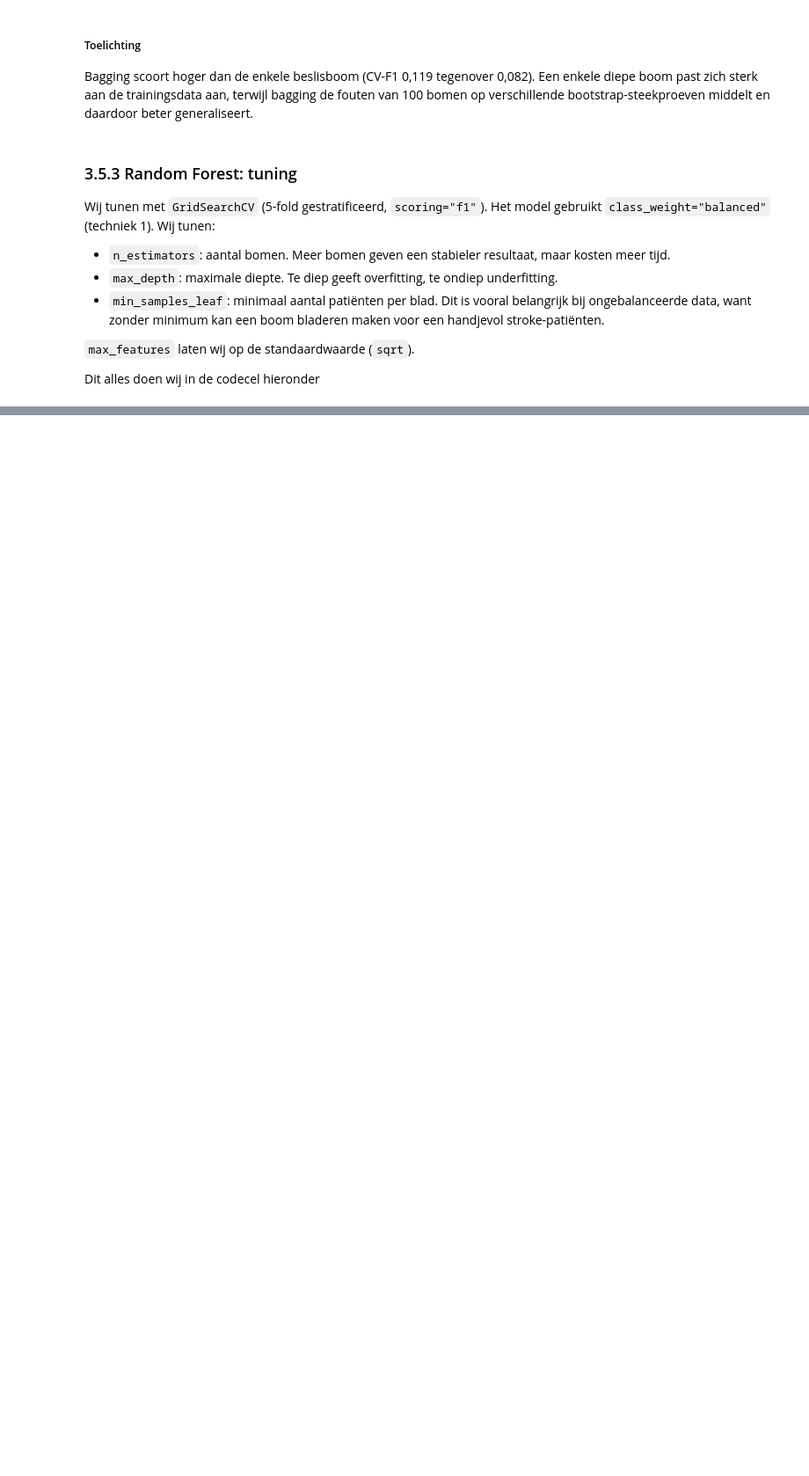
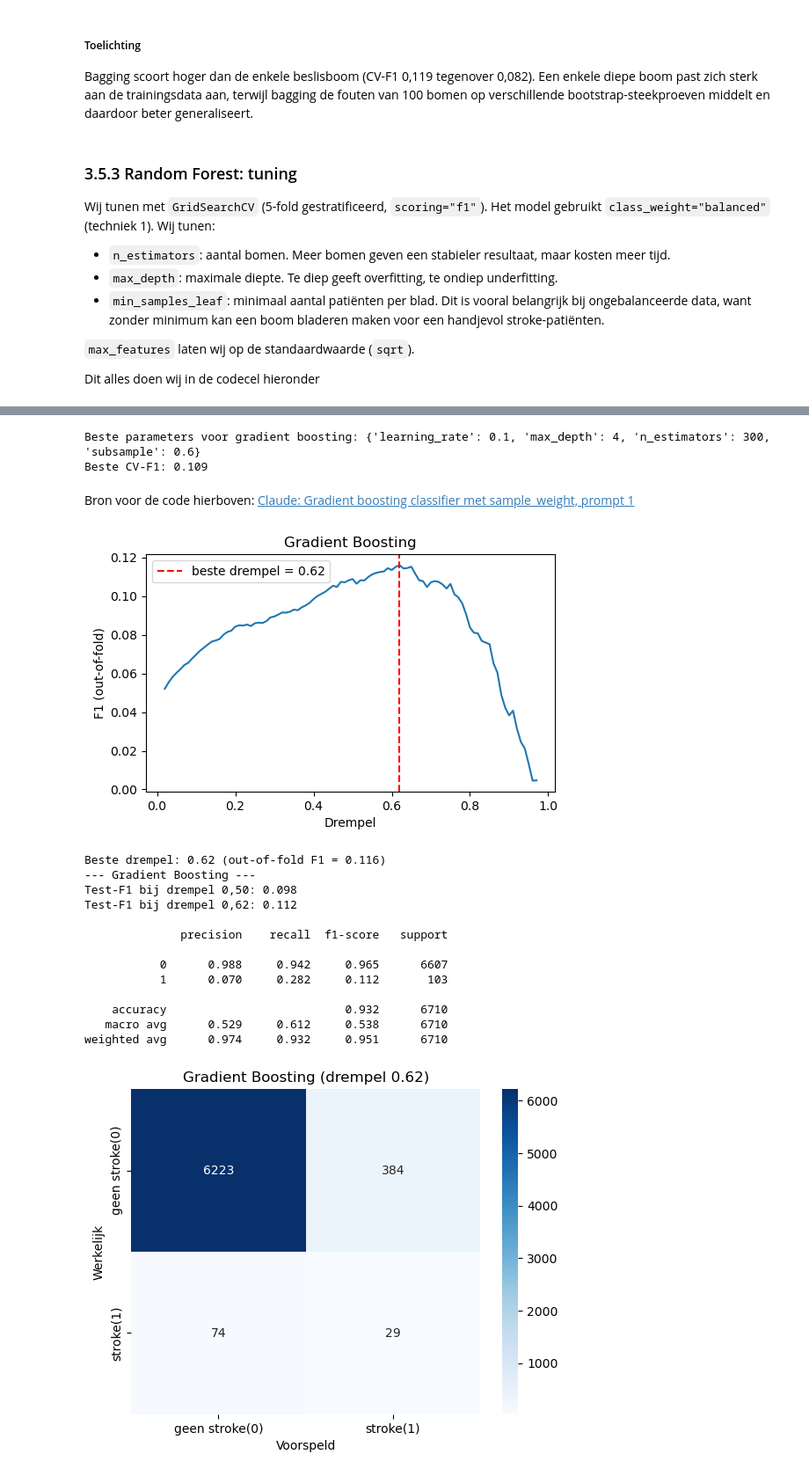
Before and after one commit to AlishaSR2k5/Machine-Learning-Portfolio-1, a Jupyter notebook: portfolio_opdracht_stroke.ipynb, the cells around one changed output, grey strips where cells are left out. Shown at 88% size. Drawn from its saved outputs; the diff is of its cells as text; code cells hidden in the pictures; blank space fills up the shorter version.

```diff
--- a/portfolio_opdracht_stroke.ipynb
+++ b/portfolio_opdracht_stroke.ipynb
@@ -970,12 +953,10 @@ def confusion_matrix_heatmap(cm, titel):
     plt.xlabel("Voorspeld"); plt.ylabel("Werkelijk"); plt.title(titel)
     plt.show()
 
-
-def evalueer(naam, model, cv_f1, params, drempel, grid_tijd):
-    """Rapporteer de prestaties op de testset bij drempel 0,5 en bij de gekozen drempel."""
-    if X_eval is None:   # standaard de testset uit 2.1
+def evalueer(naam, model, cv_f1, params, drempel, grid_tijd, X_eval=None):
+    if X_eval is None:
         X_eval = X_test
-        kans = model.predict_proba(X_eval)[:, 1]
+    kans = model.predict_proba(X_eval)[:, 1]
     pred_05 = (kans >= 0.5).astype(int)
     pred_dr = (kans >= drempel).astype(int)
     print(f"--- {naam} ---")
@@ -1074,0 +1072,51 @@ weighted avg      0.973     0.938     0.955      6710
+# %%
+class BalancedGradientBoosting(GradientBoostingClassifier):
+    """GradientBoostingClassifier die sample_weight zelf berekent
+    (balanced) op de y die hij in fit() krijgt."""
+
+    def fit(self, X, y, sample_weight=None):
+        sw = compute_sample_weight(class_weight="balanced", y=y)
+        return super().fit(X, y, sample_weight=sw)
+
+
+gb = BalancedGradientBoosting(random_state=SEED)
+
+param_grid_gb = {
+    "n_estimators": [50, 150, 300],
+    "learning_rate": [ 0.1, 0.01, 0.2],
+    "max_depth": [2, 3, 4],
+    "subsample": [0.5, 0.6, 0.7],
+}
+
+grid_gb = GridSearchCV(gb, param_grid_gb, scoring="f1", cv=cv, n_jobs=-1)
+grid_gb.fit(X_train, y_train)
+
+print("Beste parameters voor gradient boosting:", grid_gb.best_params_)
+print("Beste CV-F1:", round(grid_gb.best_score_, 3))
+# %% [output]
+Beste parameters voor gradient boosting: {'learning_rate': 0.1, 'max_depth': 4, 'n_estimators': 300, 'subsample': 0.6}
+Beste CV-F1: 0.109
+# %% [markdown]
+Bron voor de code hierboven: [Claude: Gradient boosting classifier met sample_weight, prompt 1](https://claude.ai/share/b1339bb5-de24-414f-8090-ec74af20d409)
+# %%
+kansen_gb = oof_kansen(grid_gb.best_estimator_, X_train, y_train)
+drempel_gb, f1_oof_gb = kies_drempel(y_train, kansen_gb, "Gradient Boosting")
+print(f"Beste drempel: {drempel_gb:.2f} (out-of-fold F1 = {f1_oof_gb:.3f})")
+
+evalueer("Gradient Boosting", grid_gb.best_estimator_, grid_gb.best_score_, grid_gb.best_params_, drempel_gb, tijd_grid_gb)
+# %% [output]
+[figure, added]
+Beste drempel: 0.62 (out-of-fold F1 = 0.116)
+--- Gradient Boosting ---
+Test-F1 bij drempel 0,50: 0.098
+Test-F1 bij drempel 0,62: 0.112
+
+              precision    recall  f1-score   support
+
+           0      0.988     0.942     0.965      6607
+           1      0.070     0.282     0.112       103
+
+    accuracy                          0.932      6710
+   macro avg      0.529     0.612     0.538      6710
+weighted avg      0.974     0.932     0.951      6710
+[figure, added]
```
Also changed, not shown: parts of 19 cells of this notebook, 4 other files.
